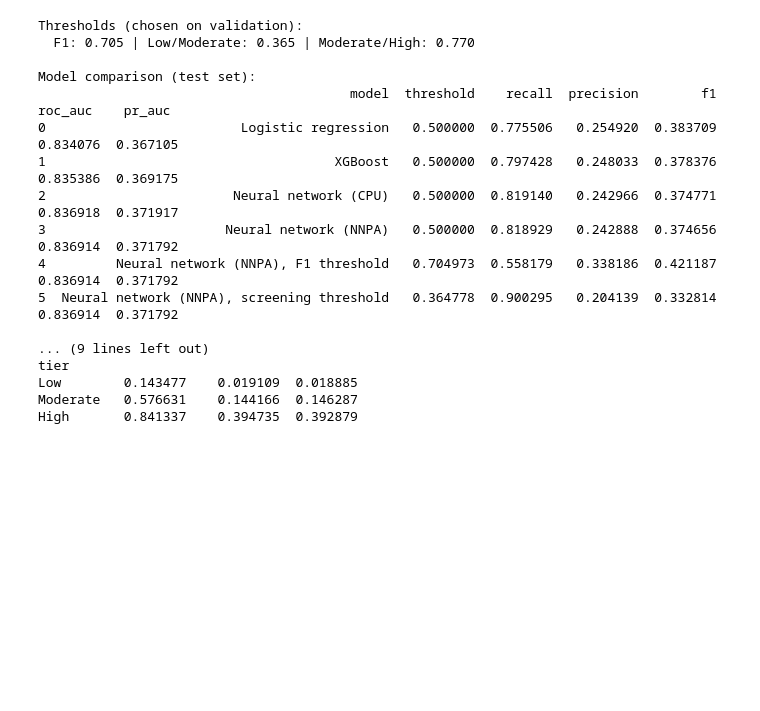
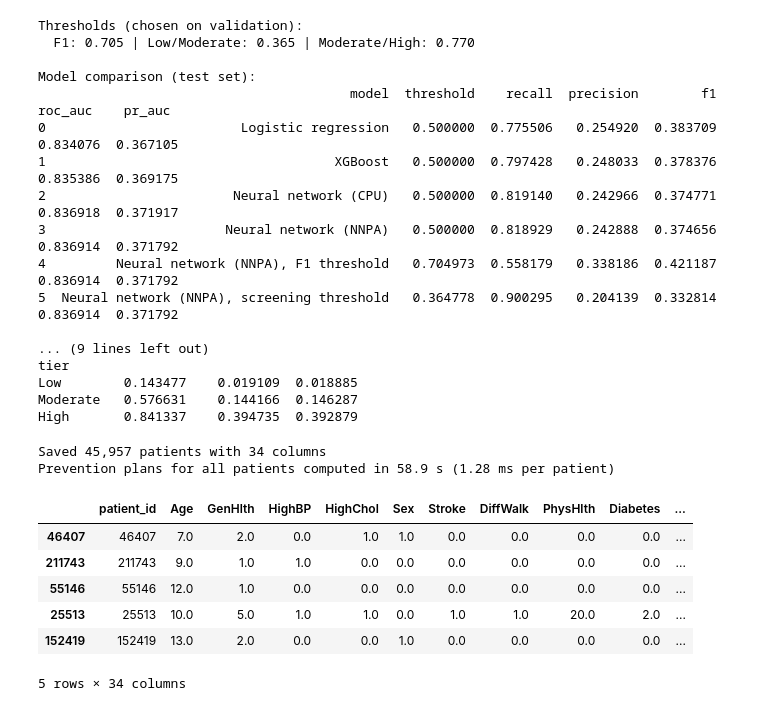
Before and after one commit to jedesvaz/heart-risk-ibmz, a Jupyter notebook: notebooks/modelos/02_entrenamiento.ipynb, the cells around one changed output. Drawn from its saved outputs; the diff is of its cells as text; code cells hidden in the pictures; blank space fills up the shorter version.

Commit message:
Project update: final results CSV, demo notebooks and README

```diff
--- a/notebooks/modelos/02_entrenamiento.ipynb
+++ b/notebooks/modelos/02_entrenamiento.ipynb
@@ -852,3 +852,66 @@ tier
 Low        0.143477    0.019109  0.018885
 Moderate   0.576631    0.144166  0.146287
 High       0.841337    0.394735  0.392879
+# %%
+# SHAP values for the whole test set (XGBoost, TreeSHAP)
+shap_all = pd.DataFrame(
+    xgb_model.get_booster().predict(xgb.DMatrix(X_test), pred_contribs=True)[:, :-1],
+    columns=X.columns, index=X_test.index
+)
+
+def plan_for_row(row):
+    cf_p, _ = counterfactuals(row)
+    base = cf_p.loc[cf_p.n_changes == 0, "risk"].iloc[0]
+    single_p = cf_p[cf_p.n_changes == 1]
+    useful_p = {c[0] for c, r in zip(single_p.changes, single_p.risk)
+                if (base - r) * 100 >= MIN_EFFECT_PP}
+    risk_map = {frozenset(c): r for c, r in zip(cf_p.changes, cf_p.risk)}
+    labels, chosen, remaining = [], frozenset(), set(useful_p)
+    while remaining:
+        nxt = min(remaining, key=lambda k: risk_map[chosen | {k}])
+        chosen = chosen | {nxt}
+        remaining.remove(nxt)
+        labels.append(ACTIONS[nxt]["label"])
+    return labels, risk_map[chosen]
+
+final = X_test.copy()
+final.insert(0, "patient_id", X_test.index)
+final["y_true"] = y_test.values
+final["score_log_reg"] = prob_log_reg.round(4)
+final["score_xgb"] = prob_xgb.round(4)
+final["score_nn"] = prob_nn_nnpa.round(4)
+final["probability"] = calibrate(prob_nn_nnpa).round(4)
+final["tier"] = pd.Series(tiers, index=X_test.index).astype(str)
+final["screen_positive"] = (prob_nn_nnpa >= t_low).astype(int)
+
+for f in X.columns:
+    final[f"shap_{f}"] = shap_all[f].round(4)
+
+top3 = shap_all.apply(lambda r: r[r > 0].nlargest(3).index.tolist(), axis=1)
+for i in range(3):
+    final[f"driver_{i + 1}"] = top3.apply(lambda lst: lst[i] if len(lst) > i else "")
+
+# Prevention plan for every patient, evaluated on NNPA
+start = time.perf_counter()
+plans = [plan_for_row(X_test.loc[pid]) for pid in X_test.index]
+plan_time = time.perf_counter() - start
+
+final["plan_actions"] = [" > ".join(labels) for labels, _ in plans]
+final["plan_n_steps"] = [len(labels) for labels, _ in plans]
+final["probability_after_plan"] = calibrate([r for _, r in plans]).round(4)
+
+final.to_csv("../../resultados/final_results_test.csv", index=False)
+print(f"Saved {len(final):,} patients with {final.shape[1]} columns")
+print(f"Prevention plans for all patients computed in {plan_time:.1f} s "
+      f"({plan_time / len(final) * 1000:.2f} ms per patient)")
+final.head()
+# %% [output]
+Saved 45,957 patients with 34 columns
+Prevention plans for all patients computed in 58.9 s (1.28 ms per patient)
+|  | patient_id | Age | GenHlth | HighBP | HighChol | Sex | Stroke | DiffWalk | PhysHlth | Diabetes | ... |
+| 46407 | 46407 | 7.0 | 2.0 | 0.0 | 1.0 | 1.0 | 0.0 | 0.0 | 0.0 | 0.0 | ... |
+| 211743 | 211743 | 9.0 | 1.0 | 1.0 | 0.0 | 0.0 | 0.0 | 0.0 | 0.0 | 0.0 | ... |
+| 55146 | 55146 | 12.0 | 1.0 | 0.0 | 0.0 | 0.0 | 0.0 | 0.0 | 0.0 | 0.0 | ... |
+| 25513 | 25513 | 10.0 | 5.0 | 1.0 | 1.0 | 0.0 | 1.0 | 1.0 | 20.0 | 2.0 | ... |
+| 152419 | 152419 | 13.0 | 2.0 | 0.0 | 0.0 | 1.0 | 0.0 | 0.0 | 0.0 | 0.0 | ... |
+5 rows × 34 columns
```
Also changed, not shown: parts of 2 cells of this notebook, 2 other files.
